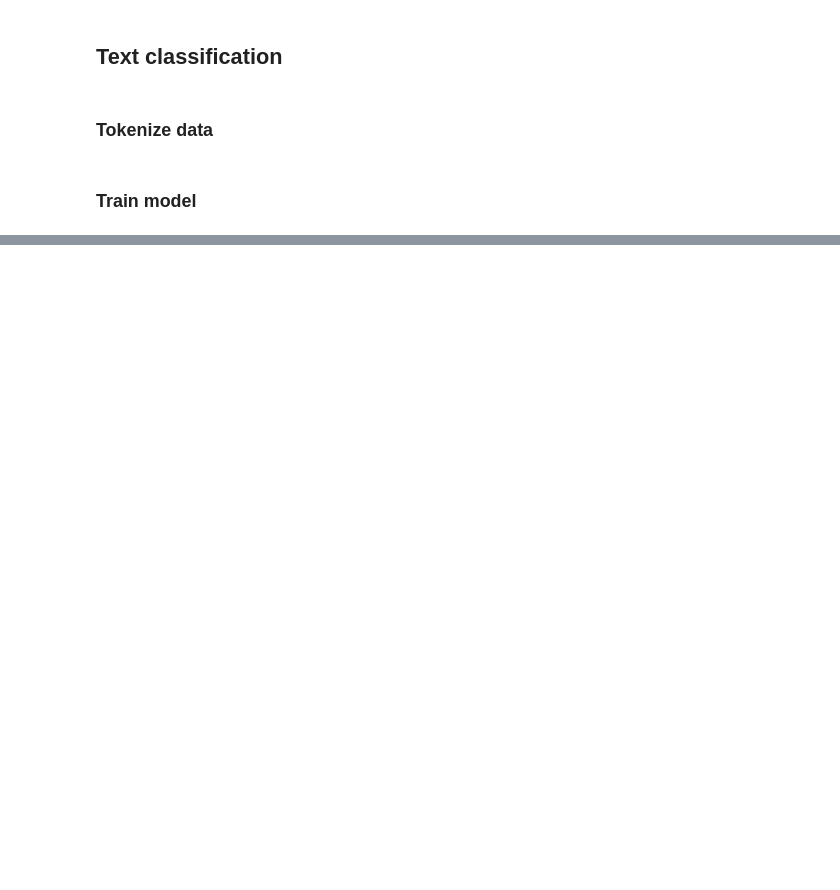
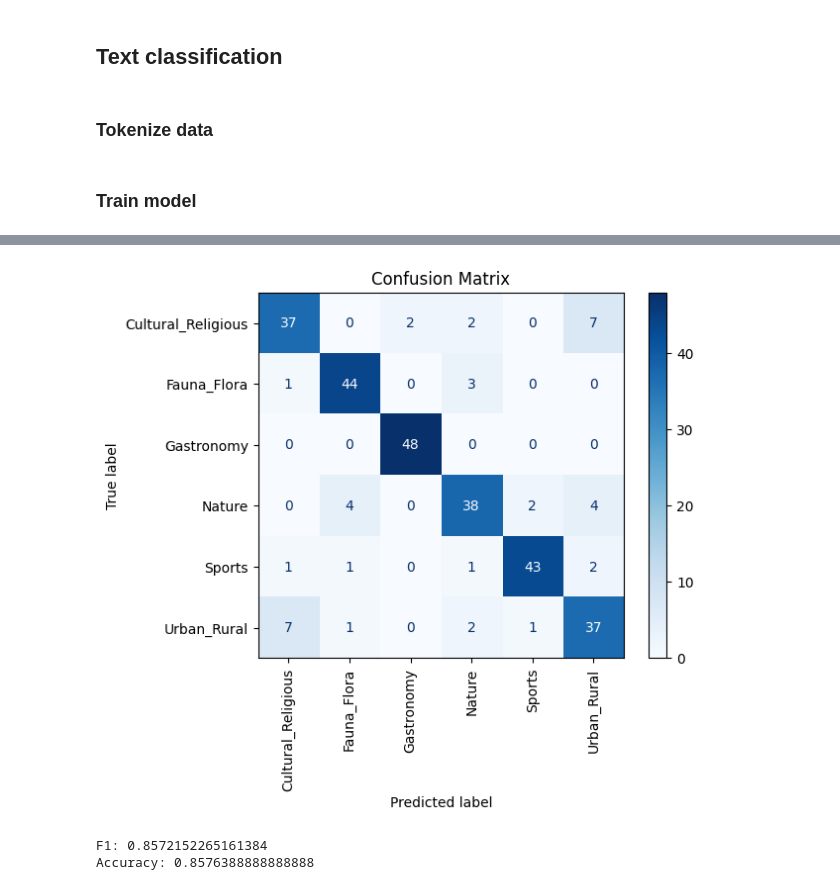
Before and after one commit to SHNacho/image-topic-clustering, a Jupyter notebook: src/caption_classification.ipynb, the cells around one changed output, grey strips where cells are left out. Saved outputs shown, nothing was run; the diff lists cells and outputs as text; code cells hidden in the pictures; blank space fills up the shorter version.

```diff
--- a/src/caption_classification.ipynb
+++ b/src/caption_classification.ipynb
@@ -177,0 +210,27 @@ You should probably TRAIN this model on a down-stream task to be able to use it
+# %%
+
+# After training, evaluate the model on the test set and compute the confusion matrix
+predictions, labels, _ = trainer.predict(tokenized_test_data)
+predictions = np.argmax(predictions, axis=1)
+
+# Compute the confusion matrix
+cm = confusion_matrix(labels, predictions, labels=list(label2id.values()))
+disp = ConfusionMatrixDisplay(confusion_matrix=cm, display_labels=list(label2id.keys()))
+# %%
+
+# Plot the confusion matrix
+disp.plot(cmap=plt.cm.Blues)
+plt.title('Confusion Matrix')
+plt.xticks(rotation=90)
+plt.show()
+# %% [output]
+[figure, added]
+# %%
+acc = accuracy_score(labels, predictions)
+f1 = f1_score(labels, predictions, average='macro')
+
+print(f"F1: {f1}")
+print(f"Accuracy: {acc}")
+# %% [output]
+F1: 0.8572152265161384
+Accuracy: 0.8576388888888888
```
Also changed, not shown: parts of 9 cells of this notebook.
